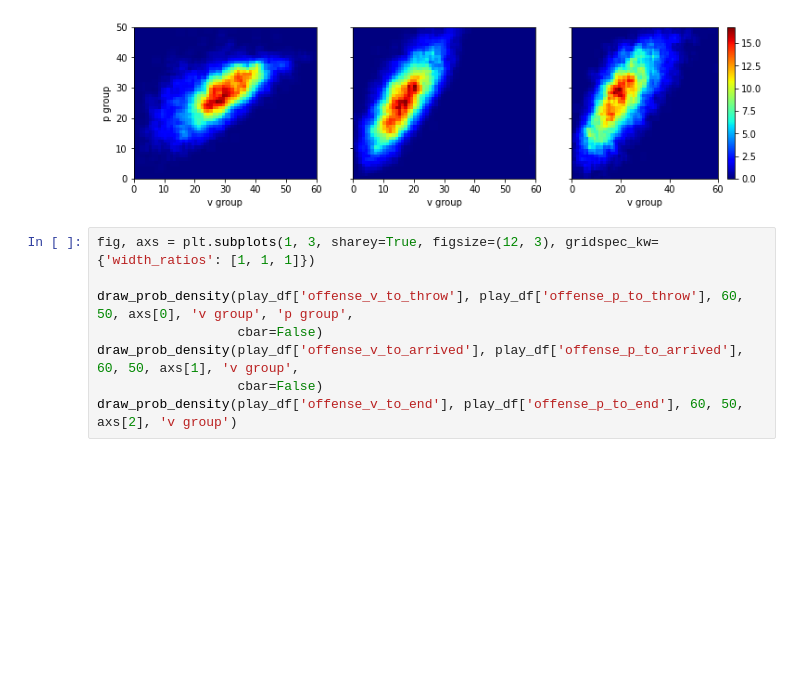
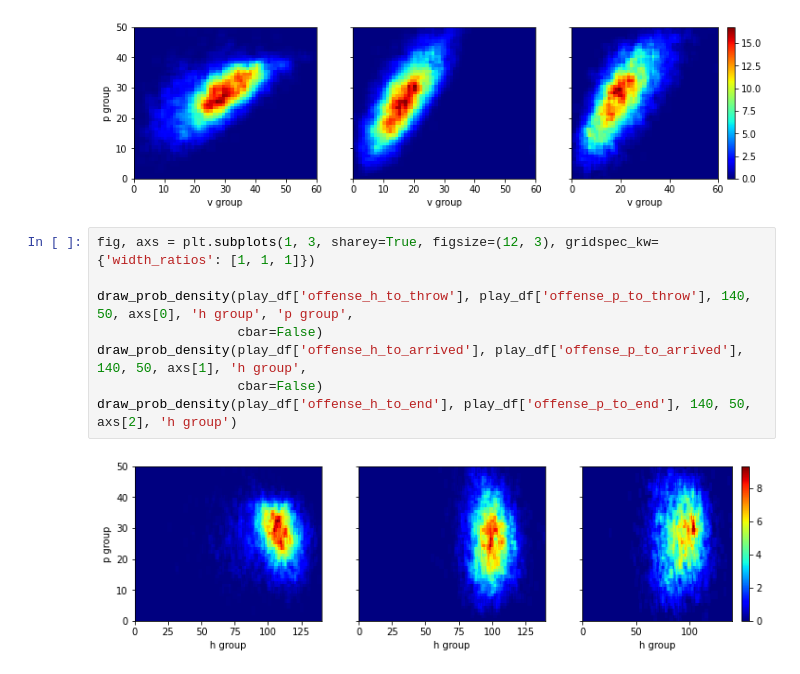
Before and after one commit to sskett/cosc301, a Jupyter notebook: density_plots.ipynb, the cells around one changed output. Drawn from its saved outputs; the diff is of its cells as text; blank space fills up the shorter version.

```diff
--- a/density_plots.ipynb
+++ b/density_plots.ipynb
@@ -174,8 +174,10 @@ draw_prob_density(play_df['offense_v_to_end'], play_df['offense_p_to_end'], 60,
 # %%
 fig, axs = plt.subplots(1, 3, sharey=True, figsize=(12, 3), gridspec_kw={'width_ratios': [1, 1, 1]})
 
-draw_prob_density(play_df['offense_v_to_throw'], play_df['offense_p_to_throw'], 60, 50, axs[0], 'v group', 'p group',
+draw_prob_density(play_df['offense_h_to_throw'], play_df['offense_p_to_throw'], 140, 50, axs[0], 'h group', 'p group',
                   cbar=False)
-draw_prob_density(play_df['offense_v_to_arrived'], play_df['offense_p_to_arrived'], 60, 50, axs[1], 'v group',
+draw_prob_density(play_df['offense_h_to_arrived'], play_df['offense_p_to_arrived'], 140, 50, axs[1], 'h group',
                   cbar=False)
-draw_prob_density(play_df['offense_v_to_end'], play_df['offense_p_to_end'], 60, 50, axs[2], 'v group')
+draw_prob_density(play_df['offense_h_to_end'], play_df['offense_p_to_end'], 140, 50, axs[2], 'h group')
+# %% [output]
+[figure, added]
```
Also changed, not shown: parts of 2 cells of this notebook.
